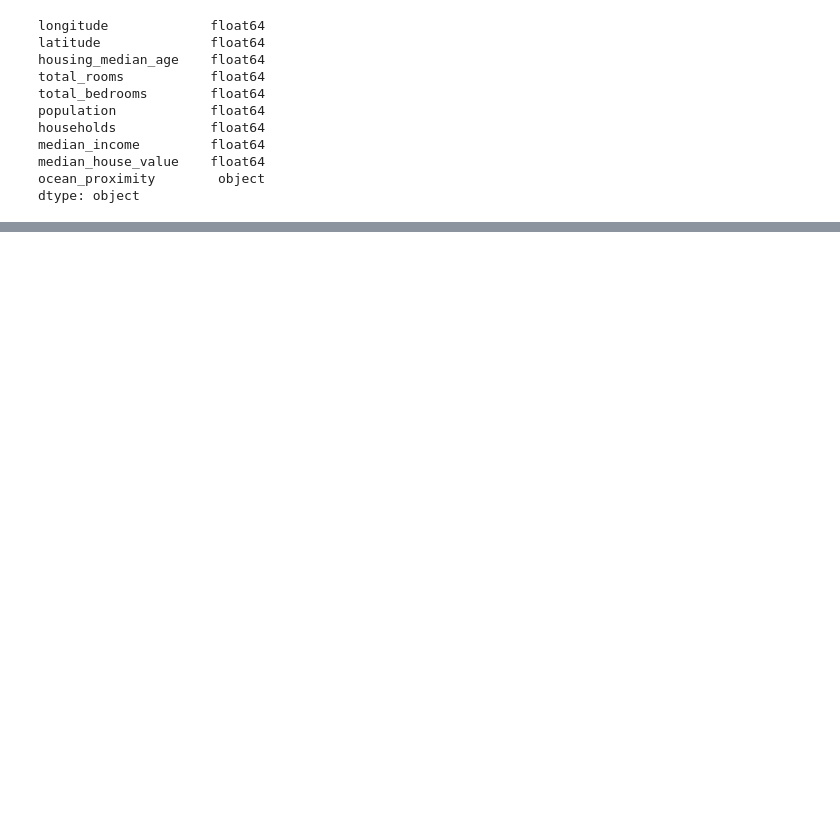
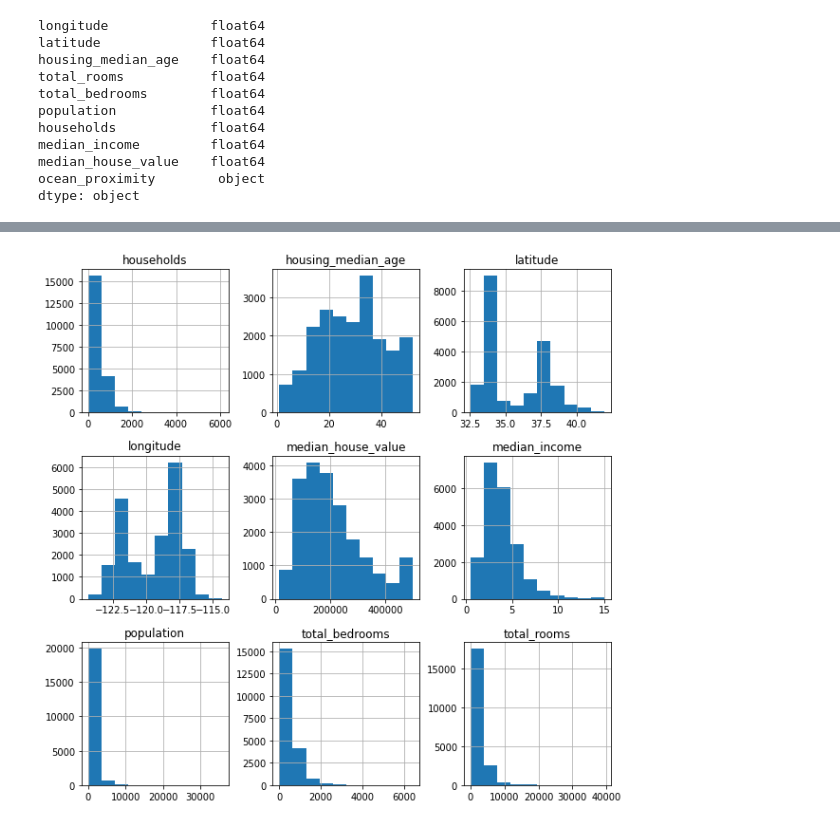
Before and after one commit to vikpy/ML-Applications, a Jupyter notebook: ML_Application_Assignment_1_California_House_Pricing.ipynb, the cells around one changed output, grey strips where cells are left out. Cells and saved outputs as stored; diff of their text form; code cells hidden in the pictures; blank space fills up the shorter version.

```diff
--- a/ML_Application_Assignment_1_California_House_Pricing.ipynb
+++ b/ML_Application_Assignment_1_California_House_Pricing.ipynb
@@ -39,0 +100,4 @@ dtype: object
+# %%
+df.hist(figsize=(10,10))
+plt.show();
+# %% [output]
@@ -40 +105,2 @@ dtype: object
+[figure, added]
 # %%
```
Also changed, not shown: parts of 19 cells of this notebook.
